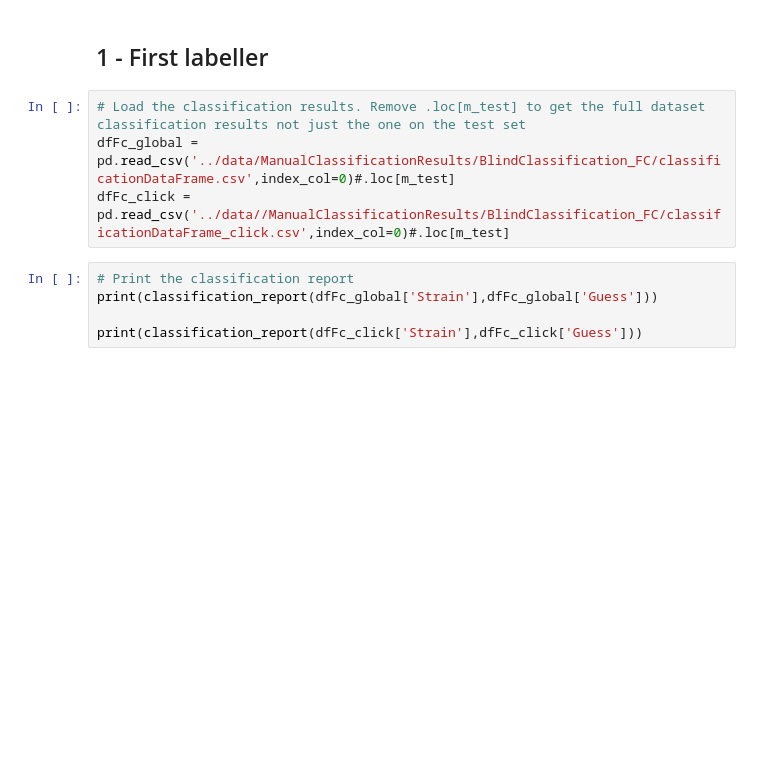
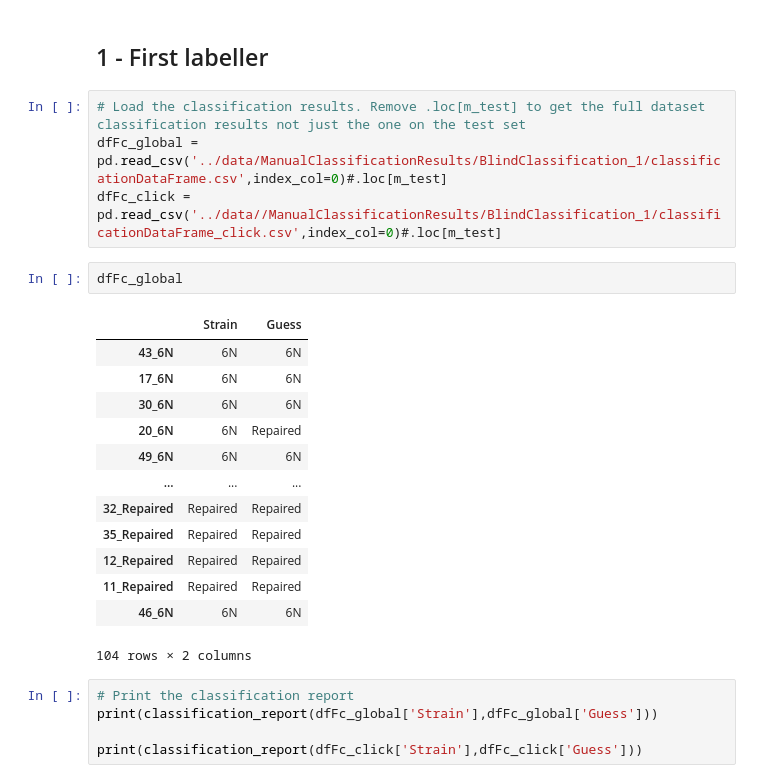
Before and after one commit to fedeceri85/abr-ml-analysis-paper, a Jupyter notebook: notebooks/ManualClassification_resultAnalysis.ipynb, the cells around one changed output. Cells and saved outputs as stored; diff of their text form; blank space fills up the shorter version.

Commit message:
Reviewed manual classification

```diff
--- a/notebooks/ManualClassification_resultAnalysis.ipynb
+++ b/notebooks/ManualClassification_resultAnalysis.ipynb
@@ -34,8 +34,24 @@ Counter({'Repaired': 54, '6N': 50})
 ## 1 - First labeller
 # %%
 # Load the classification results. Remove .loc[m_test] to get the full dataset classification results not just the one on the test set
-dfFc_global = pd.read_csv('../data/ManualClassificationResults/BlindClassification_FC/classificationDataFrame.csv',index_col=0)#.loc[m_test]
-dfFc_click = pd.read_csv('../data//ManualClassificationResults/BlindClassification_FC/classificationDataFrame_click.csv',index_col=0)#.loc[m_test]
+dfFc_global = pd.read_csv('../data/ManualClassificationResults/BlindClassification_1/classificationDataFrame.csv',index_col=0)#.loc[m_test]
+dfFc_click = pd.read_csv('../data//ManualClassificationResults/BlindClassification_1/classificationDataFrame_click.csv',index_col=0)#.loc[m_test]
+# %%
+dfFc_global
+# %% [output]
+|  | Strain | Guess |
+| 43_6N | 6N | 6N |
+| 17_6N | 6N | 6N |
+| 30_6N | 6N | 6N |
+| 20_6N | 6N | Repaired |
+| 49_6N | 6N | 6N |
+| ... | ... | ... |
+| 32_Repaired | Repaired | Repaired |
+| 35_Repaired | Repaired | Repaired |
+| 12_Repaired | Repaired | Repaired |
+| 11_Repaired | Repaired | Repaired |
+| 46_6N | 6N | 6N |
+104 rows × 2 columns
 # %%
 # Print the classification report
 print(classification_report(dfFc_global['Strain'],dfFc_global['Guess']))
```
Also changed, not shown: parts of 3 cells of this notebook, 1 other file.
